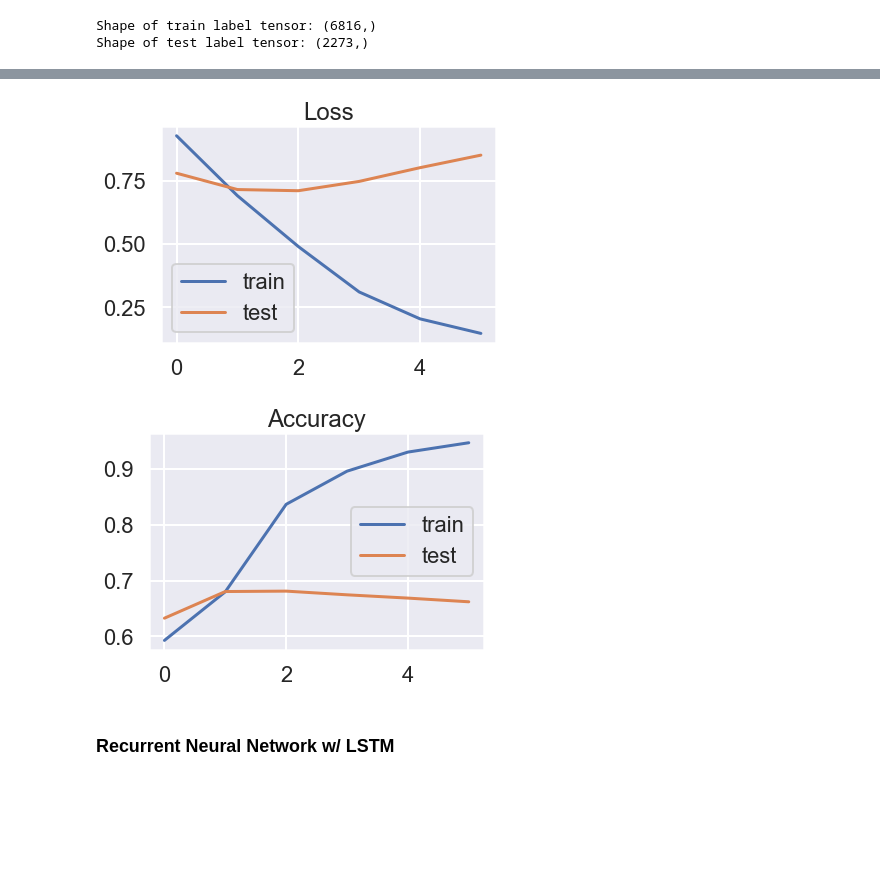
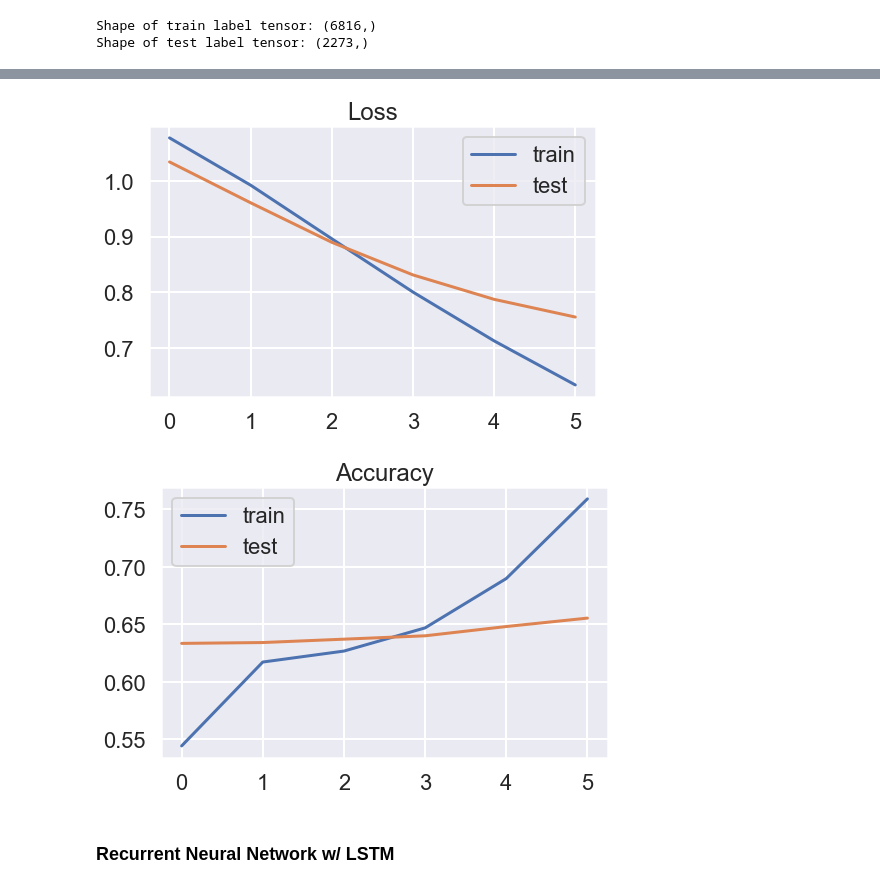
Before and after one commit to ValeriaVF/Twitter-Sentiment-Analysis-Using-NLP, a Jupyter notebook: main-weston-copy-2-18.ipynb, the cells around one changed output, grey strips where cells are left out. Cells and saved outputs as stored; diff of their text form; code cells hidden in the pictures; blank space fills up the shorter version.

Commit message:
Removed google&apple models; added EDA graphs

```diff
--- a/main-weston-copy-2-18.ipynb
+++ b/main-weston-copy-2-18.ipynb
@@ -250,0 +237,12 @@ plt.bar(tokens, counts);
+# %%
+#visualize the counts of each company discussed in tweets
+sns.set_theme(style='darkgrid')
+fig, ax = plt.subplots(figsize=(10,6))
+ax = sns.countplot(
+   data=clean_df,
+   x='brand', order=clean_df['brand'].value_counts().index)
+ax.set_title('Company Discussed in Tweet', fontsize='x-large')
+ax.set_xlabel('Comapny/Product',fontsize='large')
+ax.set_xticklabels(ax.get_xticklabels(),fontweight='light', fontsize='large')
+ax.set_ylabel('Count',fontsize='large')
+plt.show();
@@ -250,0 +251,13 @@ plt.bar(tokens, counts);
+# %%
+# visualize company/product mentioned by positive/non-positive emotion
+import matplotlib.ticker as mtick
+clean_df['pos_neg_neutral']=clean_df['emotion_num'] == 1
+clean_df.groupby(['brand','pos_neg_neutral']).size().groupby(level=0).apply(
+   lambda x: 100 * x / x.sum()).unstack().plot(kind='bar',stacked=True, figsize=(12,8), legend='reverse')
+plt.gca().yaxis.set_major_formatter(mtick.PercentFormatter())
+plt.legend(bbox_to_anchor= (1.02, 1),prop = {'size' : 20},labels=('Not Positive', 'Positive'))
+plt.xlabel('')
+plt.xticks(fontsize=16,rotation=0,fontweight='light')
+plt.yticks(fontsize=16)
+plt.title('Percentage of Positive vs. Non-Positive Ratings by Company', size=25)
+plt.show();
@@ -877,7 +715,7 @@ model.compile(optimizer='adam',
               loss='sparse_categorical_crossentropy',
               metrics=['accuracy'])
 
-history = model.fit(X_train_vec, y_train, epochs=6, batch_size=100, validation_split=.20, verbose=1)
+history = model.fit(X_train_vec, y_train, epochs=6, batch_size=1000, validation_split=.20, verbose=1)
 # %% [output]
 WARNING:tensorflow:Falling back from v2 loop because of error: Failed to find data adapter that can handle input: <class 'scipy.sparse.csr.csr_matrix'>, <class 'NoneType'>
 Train on 5452 samples, validate on 1364 samples
@@ -903,16 +741,18 @@ test loss, test acc: [0.8447981084358099, 0.68543774]
 # %%
+plt.figure(figsize=(8,5))
 plt.title('Loss')
 plt.plot(history.history['loss'], label='train')
 plt.plot(history.history['val_loss'], label='test')
 plt.legend()
 plt.show();
 # %% [output]
-[figure, old version]
+[figure, new version]
 # %%
+plt.figure(figsize=(8,5))
 plt.title('Accuracy')
 plt.plot(history.history['accuracy'], label='train')
 plt.plot(history.history['val_accuracy'], label='test')
 plt.legend()
 plt.show();
 # %% [output]
-[figure, old version]
+[figure, new version]
```
Also changed, not shown: parts of 49 cells of this notebook.
